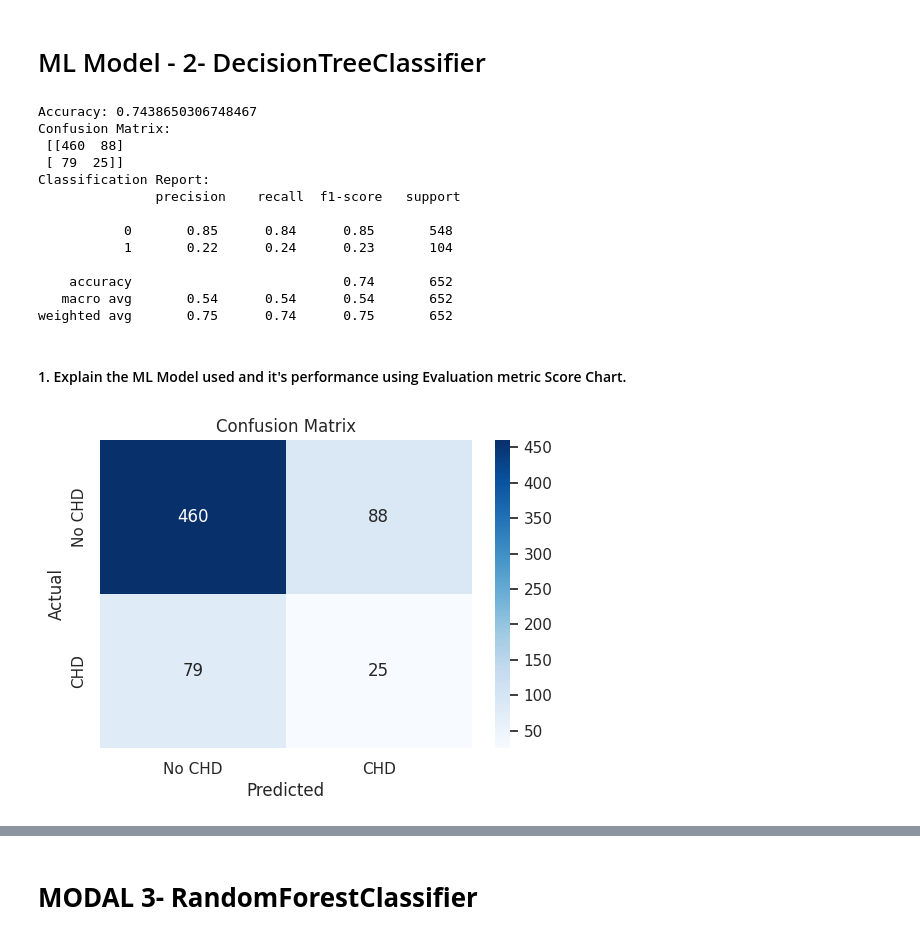
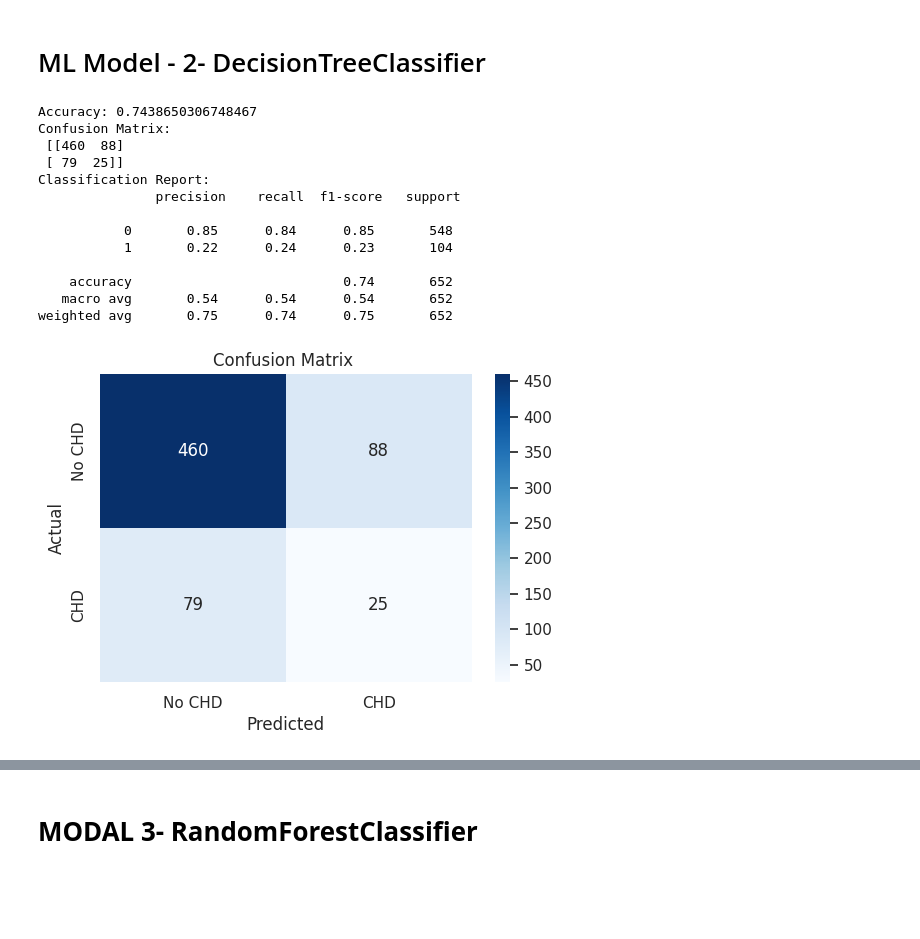
Before and after one commit to rameez16/Machine-Learning, a Jupyter notebook: Cardio_Vascular_Risk_Prediction.ipynb, the cells around one changed output, grey strips where cells are left out. Cells and saved outputs as stored; diff of their text form; code cells hidden in the pictures; blank space fills up the shorter version.

```diff
--- a/Cardio_Vascular_Risk_Prediction.ipynb
+++ b/Cardio_Vascular_Risk_Prediction.ipynb
@@ -1992,7 +2026,7 @@ Answer Here.
 # ML Model - 2- DecisionTreeClassifier
 # %%
 # ML Model - 3 Implementation
-df.columns
+
 from sklearn.tree import DecisionTreeClassifier
 from sklearn.metrics import classification_report, confusion_matrix, accuracy_score
 
@@ -2002,48 +2036,41 @@ y_DT = df['TenYearCHD']
 
 X_DT = pd.get_dummies(X_DT, drop_first=True)
 
 X_train_dt, X_test_dt, y_train_dt, y_test_dt = train_test_split(
     X_DT, y_DT, test_size=0.2, random_state=42
 )
 
 clf = DecisionTreeClassifier(random_state=42)
 clf.fit(X_train_dt, y_train_dt)
 
 y_pred_dt = clf.predict(X_test_dt)
 
 print("Accuracy:", accuracy_score(y_test_dt, y_pred_dt))
 print("Confusion Matrix:\n", confusion_matrix(y_test_dt, y_pred_dt))
 print("Classification Report:\n", classification_report(y_test_dt, y_pred_dt))
-                       # Target
-# Fit the Algorithm
+comfusion_matrix_store['DecisionTreeClassifier']=confusion_matrix(y_test_dt, y_pred_dt)
 
-# Predict on the model
+cm=confusion_matrix(y_test_dt, y_pred_dt)
+plt.figure(figsize=(6, 4))
+sns.heatmap(cm, annot=True, fmt="d", cmap="Blues",
+            xticklabels=["No CHD", "CHD"],
+            yticklabels=["No CHD", "CHD"])
+plt.xlabel("Predicted")
+plt.ylabel("Actual")
+plt.title("Confusion Matrix ")
+plt.show()
 # %% [output]
 Accuracy: 0.7438650306748467
 Confusion Matrix:
  [[460  88]
  [ 79  25]]
 Classification Report:
                precision    recall  f1-score   support
 
            0       0.85      0.84      0.85       548
            1       0.22      0.24      0.23       104
 
     accuracy                           0.74       652
    macro avg       0.54      0.54      0.54       652
 weighted avg       0.75      0.74      0.75       652
+[figure, added]
-# %% [markdown]
-#### 1. Explain the ML Model used and it's performance using Evaluation metric Score Chart.
-# %%
-# Visualizing evaluation Metric Score chart
-cm_dt = confusion_matrix(y_test_dt, y_pred_dt)
-
-# Plot it
-plt.figure(figsize=(6,4))
-sns.heatmap(cm_dt, annot=True, fmt='d', cmap='Blues', xticklabels=['No CHD', 'CHD'], yticklabels=['No CHD', 'CHD'])
-plt.xlabel('Predicted')
-plt.ylabel('Actual')
-plt.title('Confusion Matrix')
-plt.show()
-# %% [output]
-[figure, removed]
```
Also changed, not shown: parts of 44 cells of this notebook.
